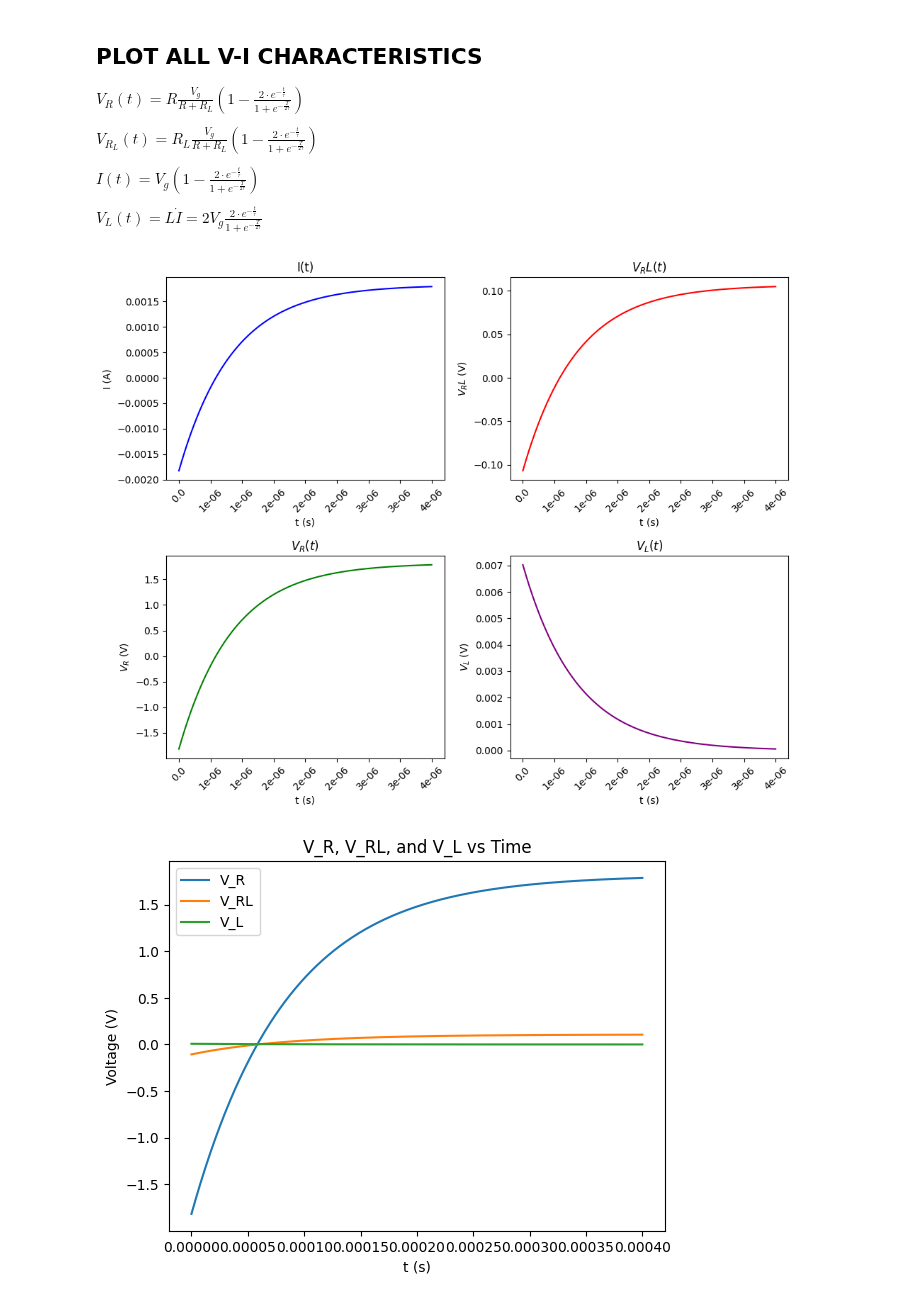
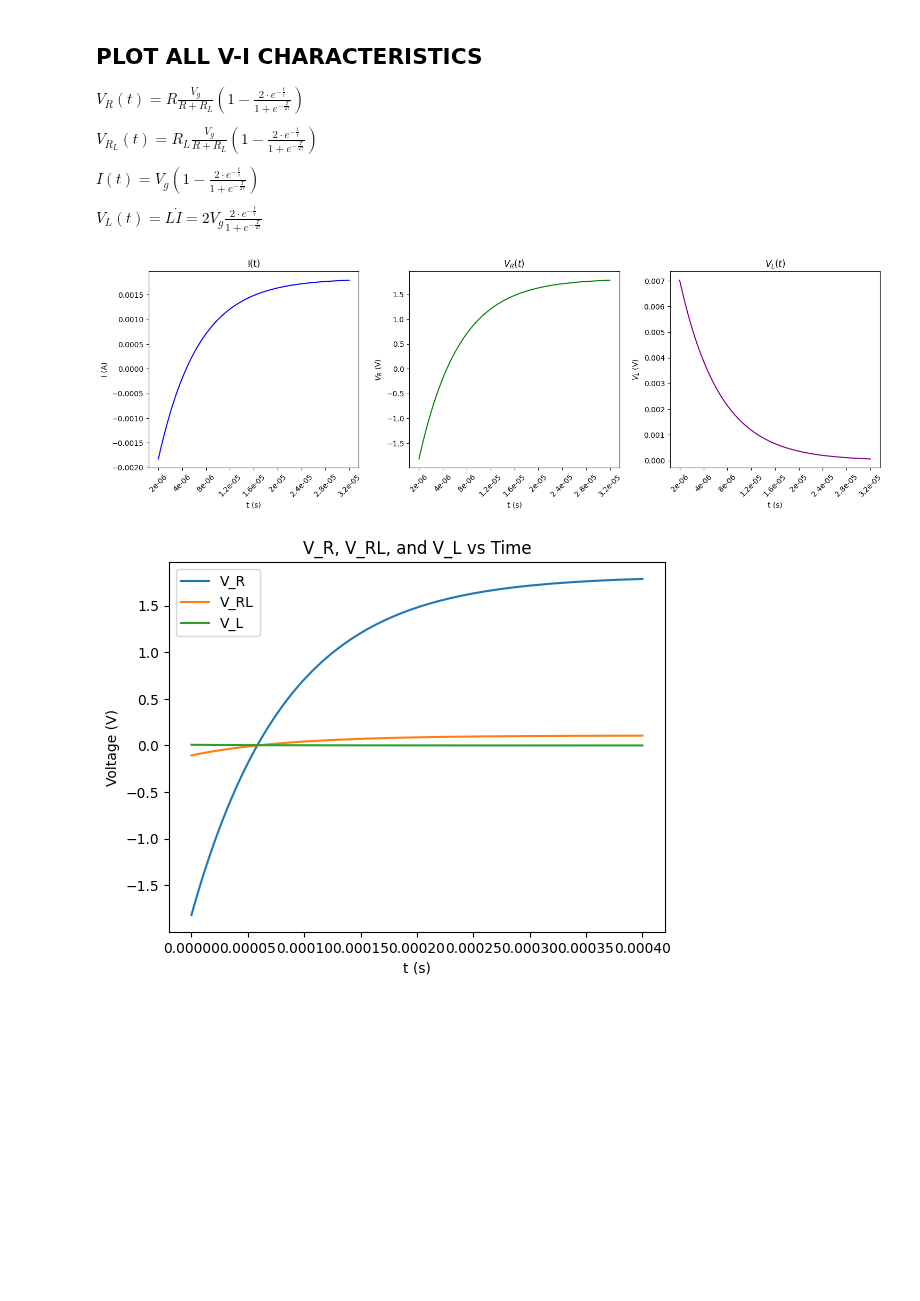
Before and after one commit to CarminatiGiovanni/LaboratorioFisica2, a Jupyter notebook: 20240321circuiti2/RL.ipynb, the cells around one changed output. Drawn from its saved outputs; the diff is of its cells as text; code cells hidden in the pictures; blank space fills up the shorter version.

```diff
--- a/20240321circuiti2/RL.ipynb
+++ b/20240321circuiti2/RL.ipynb
@@ -148,43 +148,33 @@ def V_L(t):
     return (- I(t) + Vg/(R+R_L))*Vg
 # %%
 # Plot all V-I characteristics
-fig, axs = plt.subplots(2, 2, figsize=(10, 8))
+fig, axs = plt.subplots(1, 3, figsize=(15, 5))
 
 # Plot I vs t
-axs[0, 0].plot(t, I(t), color='blue')
-axs[0, 0].set_xlabel('t (s)')
-axs[0, 0].set_ylabel('I (A)')
-axs[0, 0].set_title('I(t)')
-axs[0, 0].set_xticklabels(np.round(t,6),rotation=45)
-
-# Plot V_RL vs t
-axs[0, 1].plot(t, V_RL(t), color='red')
-axs[0, 1].set_xlabel('t (s)')
-axs[0, 1].set_ylabel('$V_RL$ (V)')
-axs[0, 1].set_title('$V_RL(t)$')
-axs[0, 1].set_xticklabels(np.round(t,6),rotation=45)
+axs[0].plot(t, I(t), color='blue')
+axs[0].set_xlabel('t (s)')
+axs[0].set_ylabel('I (A)')
+axs[0].set_title('I(t)')
+axs[0].set_xticklabels(np.round(t, 6), rotation=45)
 
 # Plot V_R vs t
-axs[1, 0].plot(t, V_R(t), color='green')
-axs[1, 0].set_xlabel('t (s)')
-axs[1, 0].set_ylabel('$V_R$ (V)')
-axs[1, 0].set_title('$V_R(t)$')
-axs[1, 0].set_xticklabels(np.round(t,6),rotation=45)
+axs[1].plot(t, V_R(t), color='green')
+axs[1].set_xlabel('t (s)')
+axs[1].set_ylabel('$V_R$ (V)')
+axs[1].set_title('$V_R(t)$')
+axs[1].set_xticklabels(np.round(t, 6), rotation=45)
 
 # Plot V_L vs t
-axs[1, 1].plot(t, V_L(t), color='purple')
-axs[1, 1].set_xlabel('t (s)')
-axs[1, 1].set_ylabel('$V_L$ (V)')
-axs[1, 1].set_title('$V_L(t)$')
-axs[1, 1].set_xticklabels(np.round(t,6),rotation=45)
+axs[2].plot(t, V_L(t), color='purple')
+axs[2].set_xlabel('t (s)')
+axs[2].set_ylabel('$V_L$ (V)')
+axs[2].set_title('$V_L(t)$')
+axs[2].set_xticklabels(np.round(t, 6), rotation=45)
 
 plt.tight_layout()
-
-# Rotate xticks by 45 degrees
-
 plt.show()
 # %% [output]
-[figure, old version]
+[figure, new version]
 # %%
 plt.plot(t, V_R(t), label='V_R')
 plt.plot(t, V_RL(t), label='V_RL')
```
